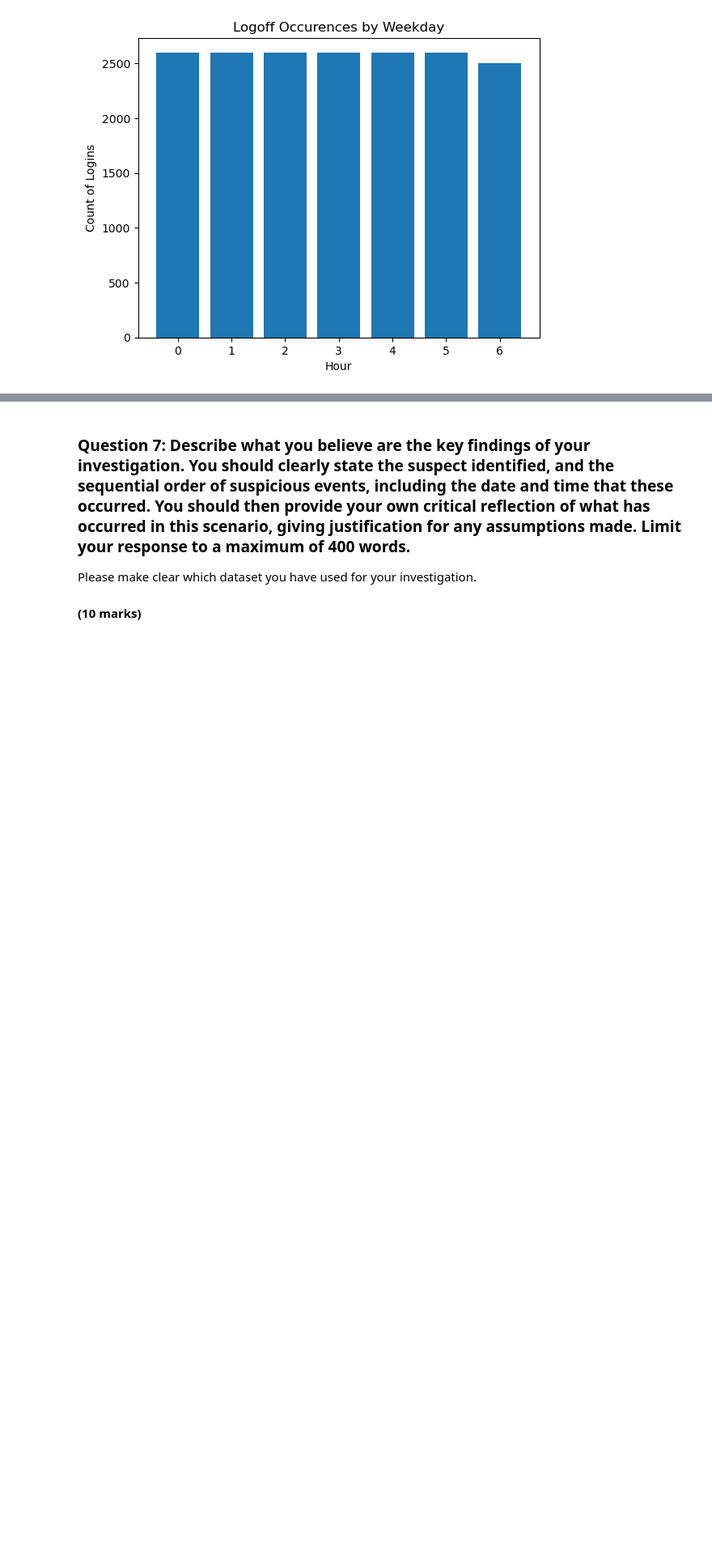
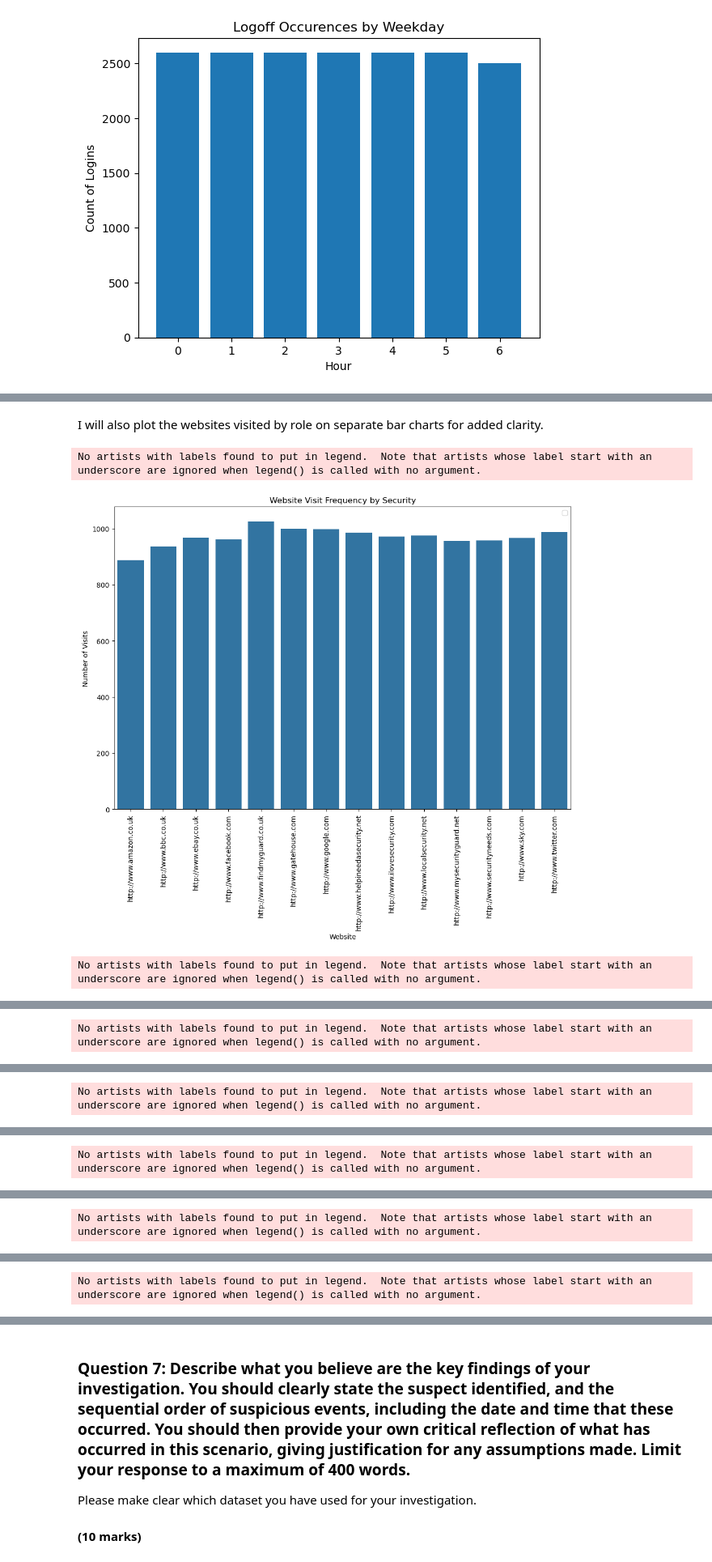
Before and after one commit to arthurmilner01/security-data-analytics, a Jupyter notebook: 21035478-PART3.ipynb, the cells around one changed output, grey strips where cells are left out. Shown at 81% size. Cells and saved outputs as stored; diff of their text form; code cells hidden in the pictures; blank space fills up the shorter version.

```diff
--- a/21035478-PART3.ipynb
+++ b/21035478-PART3.ipynb
@@ -606,0 +701,21 @@ The result of this is quite interesting, whilst there are some overlap between t
+# %% [markdown]
+I will also plot the websites visited by role on separate bar charts for added clarity.
+# %%
+role_list = ['Security','Services','HR','Finance','Legal','Director','Technical']
+visit_role_counts = web_data.groupby(['website', 'role']).size().reset_index(name='visitcount')
+
+
+for role in role_list:
+    plt.figure(figsize=(12, 8))
+    sns.barplot(x='website', y='visitcount', data=visit_role_counts[visit_role_counts['role'] == role])
+    plt.title('Website Visit Frequency by '+ role)
+    plt.xlabel('Website')
+    plt.ylabel('Number of Visits')
+    plt.xticks(rotation=90)
+    plt.legend()
+
+    plt.show()
+# %% [output]
+No artists with labels found to put in legend.  Note that artists whose label start with an underscore are ignored when legend() is called with no argument.
+[figure, added]
+No artists with labels found to put in legend.  Note that artists whose label start with an underscore are ignored when legend() is called with no argument.
@@ -606,0 +723 @@ The result of this is quite interesting, whilst there are some overlap between t
+No artists with labels found to put in legend.  Note that artists whose label start with an underscore are ignored when legend() is called with no argument.
@@ -606,0 +725 @@ The result of this is quite interesting, whilst there are some overlap between t
+No artists with labels found to put in legend.  Note that artists whose label start with an underscore are ignored when legend() is called with no argument.
@@ -606,0 +727 @@ The result of this is quite interesting, whilst there are some overlap between t
+No artists with labels found to put in legend.  Note that artists whose label start with an underscore are ignored when legend() is called with no argument.
@@ -606,0 +729 @@ The result of this is quite interesting, whilst there are some overlap between t
+No artists with labels found to put in legend.  Note that artists whose label start with an underscore are ignored when legend() is called with no argument.
@@ -606,0 +731 @@ The result of this is quite interesting, whilst there are some overlap between t
+No artists with labels found to put in legend.  Note that artists whose label start with an underscore are ignored when legend() is called with no argument.
```
Also changed, not shown: parts of 28 cells of this notebook.
